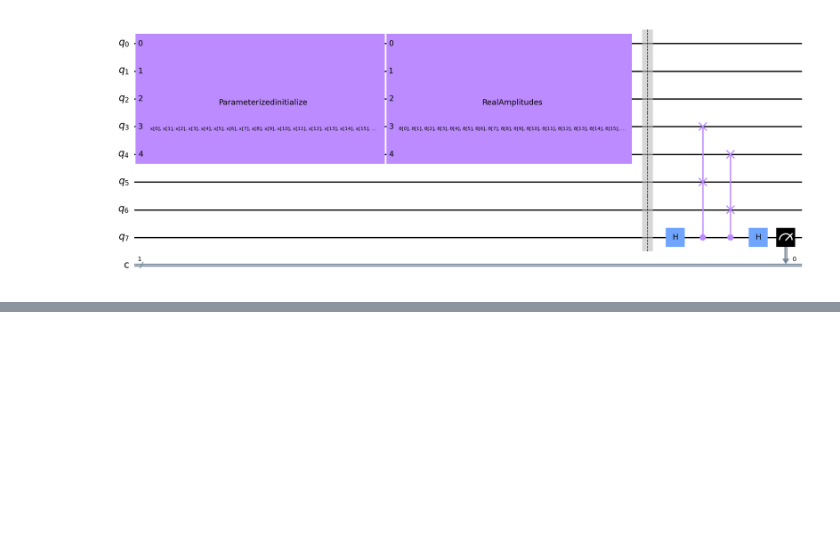
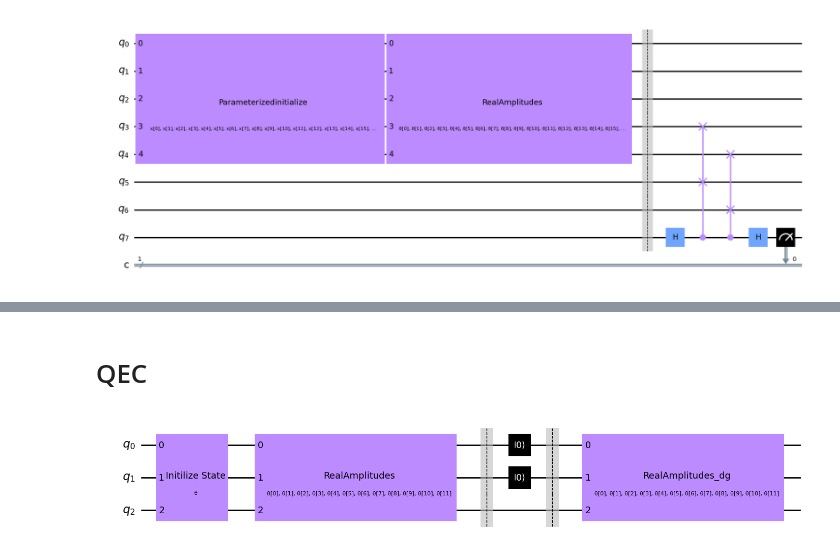
Before and after one commit to AlistairKeiller/QC-final, a Jupyter notebook: autoencoder.ipynb, the cells around one changed output, grey strips where cells are left out. Drawn from its saved outputs; the diff is of its cells as text; code cells hidden in the pictures; blank space fills up the shorter version.

```diff
--- a/autoencoder.ipynb
+++ b/autoencoder.ipynb
@@ -301,0 +304,42 @@ for image, label in zip(test_images, test_labels):
+# %% [markdown]
+# QEC
+# %%
+def state_init():
+    theta = Parameter('θ')
+
+    qr = QuantumRegister(3, 'q')
+    qc = QuantumCircuit(qr, name='Initilize State')
+
+    qc.ry(theta, qr[0])
+
+    qc.cx(qr[0], qr[1])
+    qc.cx(qr[0], qr[2])
+
+    instruction = qc.to_instruction()
+
+    new_qr = QuantumRegister(3, 'q')
+    new_circuit = QuantumCircuit(new_qr)
+    new_circuit.append(instruction, new_qr)
+
+    return new_circuit
+# %%
+QEC_circuit = QuantumCircuit(3)
+QEC_init = state_init()
+QEC_encoder = RealAmplitudes(3, reps=3)
+QEC_circuit.compose(QEC_init, inplace=True)
+QEC_circuit.compose(QEC_encoder, inplace=True)
+QEC_circuit.barrier()
+QEC_circuit.reset(0)
+QEC_circuit.reset(1)
+QEC_circuit.barrier()
+QEC_circuit.compose(QEC_encoder.inverse(), inplace=True)
+
+QEC_qnn = SamplerQNN(
+    circuit=QEC_circuit,
+    input_params=QEC_init.parameters,
+    weight_params=QEC_encoder.parameters,
+)
+
+QEC_circuit.draw(output="mpl", style="clifford")
+# %% [output]
+[figure, added]
```
Also changed, not shown: parts of 9 cells of this notebook.
